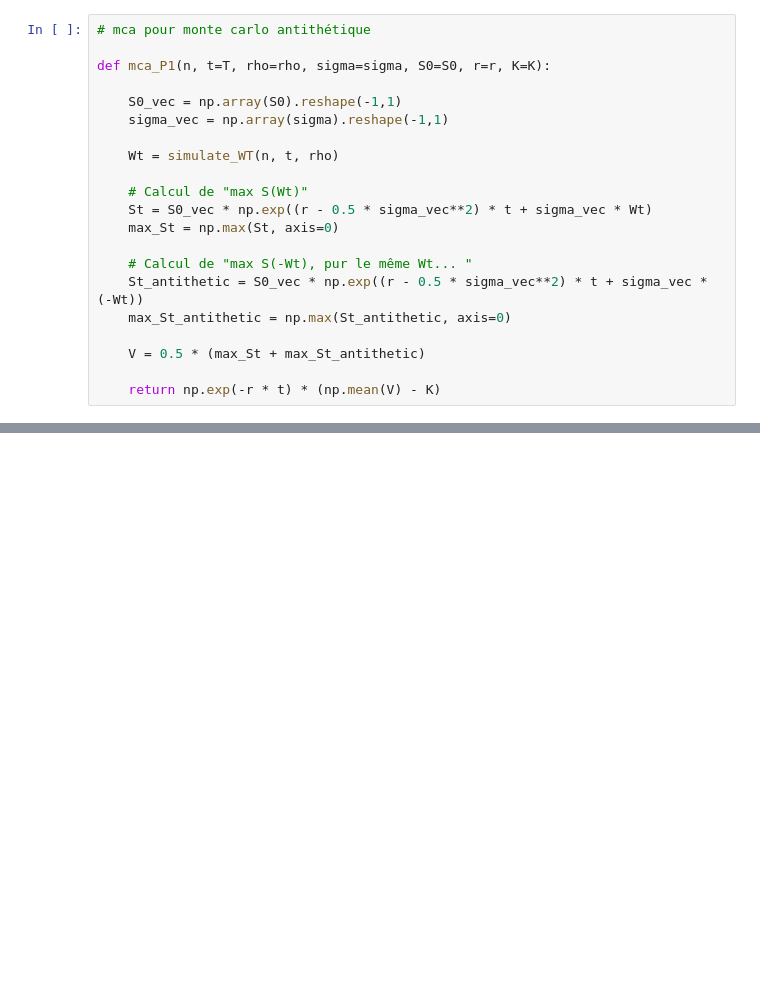
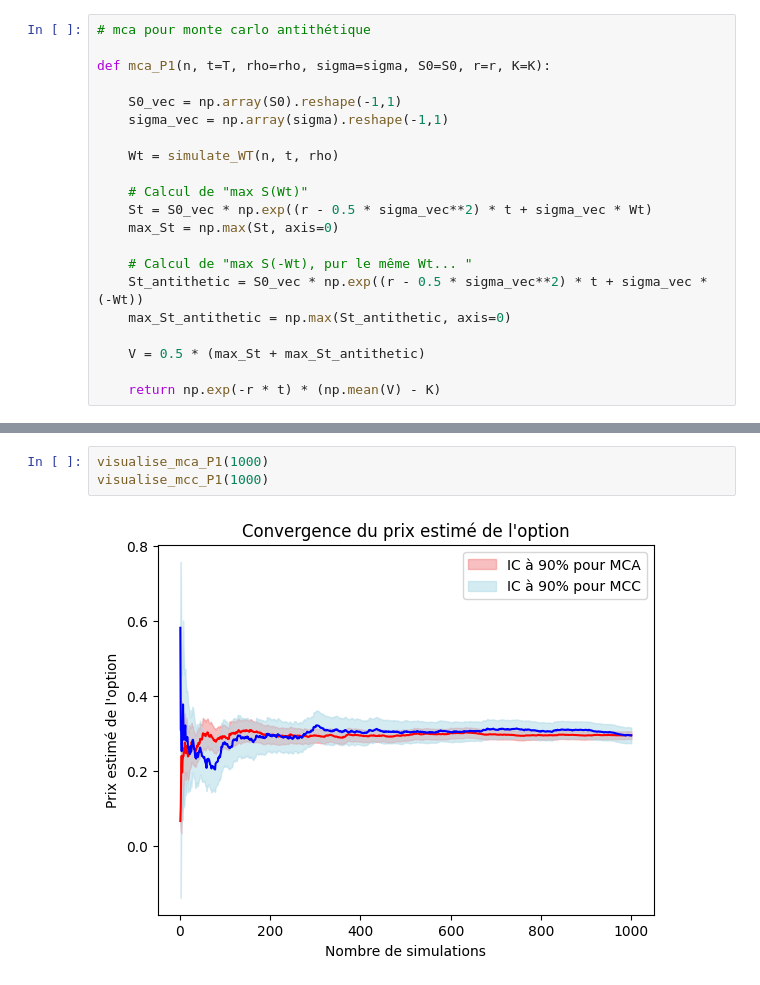
Before and after one commit to quentin-beaurez/Best-of-Options, a Jupyter notebook: Hugo_BestOf.ipynb, the cells around one changed output, grey strips where cells are left out. Saved outputs shown, nothing was run; the diff lists cells and outputs as text; blank space fills up the shorter version.

```diff
--- a/Hugo_BestOf.ipynb
+++ b/Hugo_BestOf.ipynb
@@ -212,0 +228,5 @@ $$ [\delta_n \pm q_{0.95} \hat{\sigma_n} / \sqrt{n}] $$
+# %%
+visualise_mca_P1(1000)
+visualise_mcc_P1(1000)
+# %% [output]
+[figure, added]
```
Also changed, not shown: parts of 8 cells of this notebook.
